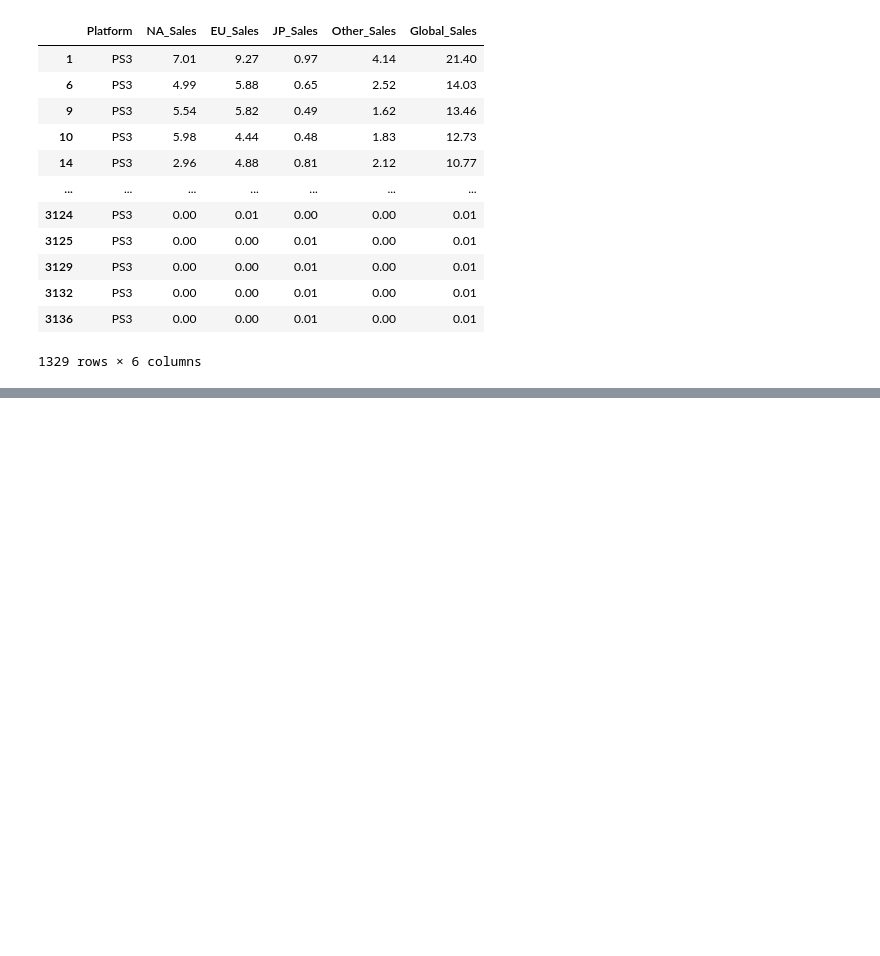
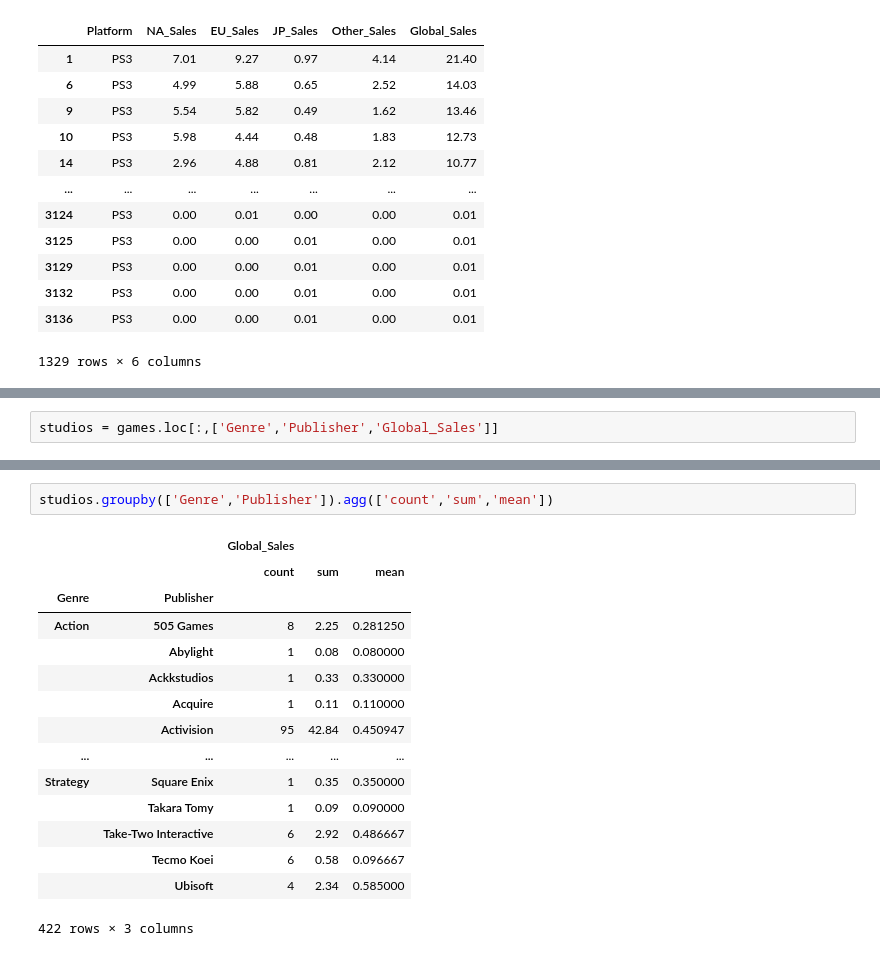
Before and after one commit to junio-firmino/Aprendizado_python, a Jupyter notebook: games.ipynb, the cells around one changed output, grey strips where cells are left out. Drawn from its saved outputs; the diff is of its cells as text; blank space fills up the shorter version.

```diff
--- a/games.ipynb
+++ b/games.ipynb
@@ -482,0 +483,2 @@ sales.groupby('Platform').get_group('PS3').reset_index()
+# %%
+studios = games.loc[:,['Genre','Publisher','Global_Sales']]
@@ -482,0 +569,18 @@ sales.groupby('Platform').get_group('PS3').reset_index()
+# %%
+studios.groupby(['Genre','Publisher']).agg(['count','sum','mean'])
+# %% [output]
+|  |  | Global_Sales |  |  |
+|  |  | count | sum | mean |
+| Genre | Publisher |  |  |  |
+| Action | 505 Games | 8 | 2.25 | 0.281250 |
+|  | Abylight | 1 | 0.08 | 0.080000 |
+|  | Ackkstudios | 1 | 0.33 | 0.330000 |
+|  | Acquire | 1 | 0.11 | 0.110000 |
+|  | Activision | 95 | 42.84 | 0.450947 |
+| ... | ... | ... | ... | ... |
+| Strategy | Square Enix | 1 | 0.35 | 0.350000 |
+|  | Takara Tomy | 1 | 0.09 | 0.090000 |
+|  | Take-Two Interactive | 6 | 2.92 | 0.486667 |
+|  | Tecmo Koei | 6 | 0.58 | 0.096667 |
+|  | Ubisoft | 4 | 2.34 | 0.585000 |
+422 rows × 3 columns
```
Also changed, not shown: parts of 11 cells of this notebook.
